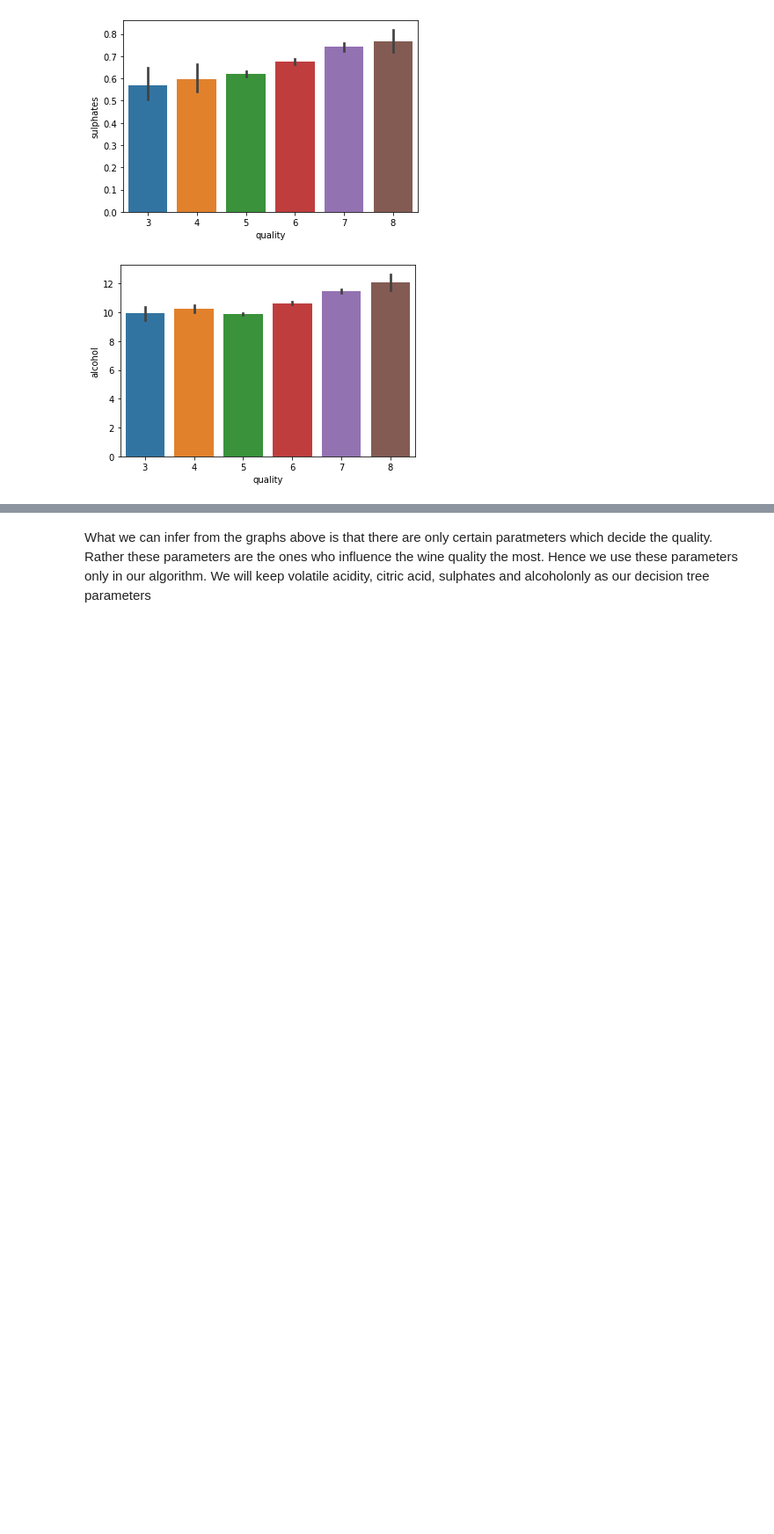
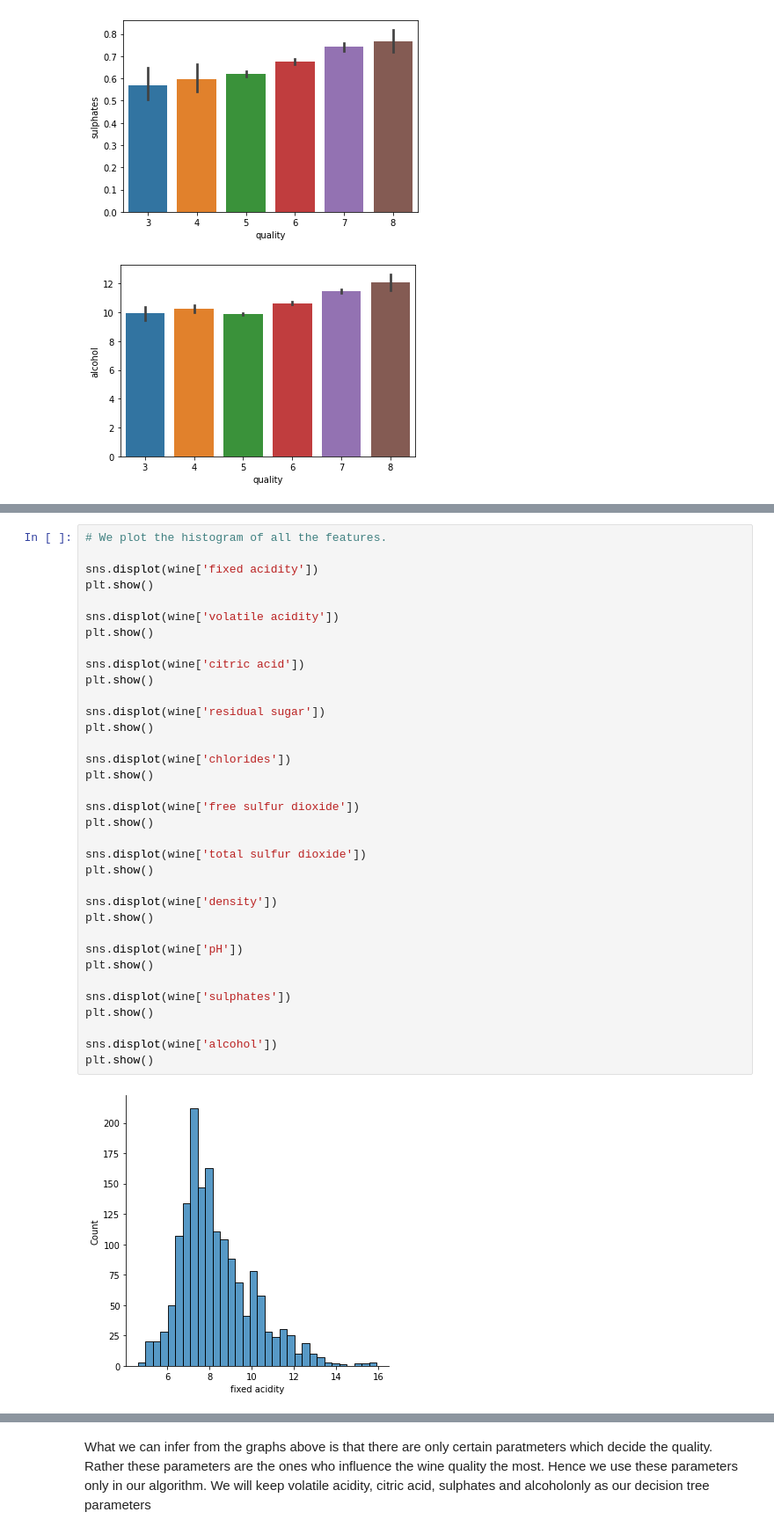
Before and after one commit to m607stars/Machine-Learning-Algorithms, a Jupyter notebook: Decision_trees.ipynb, the cells around one changed output, grey strips where cells are left out. Shown at 88% size. Drawn from its saved outputs; the diff is of its cells as text; blank space fills up the shorter version.

```diff
--- a/Decision_trees.ipynb
+++ b/Decision_trees.ipynb
@@ -77,0 +180,37 @@ plt.show()
+# %%
+# We plot the histogram of all the features.
+
+sns.displot(wine['fixed acidity'])
+plt.show()
+
+sns.displot(wine['volatile acidity'])
+plt.show()
+
+sns.displot(wine['citric acid'])
+plt.show()
+
+sns.displot(wine['residual sugar'])
+plt.show()
+
+sns.displot(wine['chlorides'])
+plt.show()
+
+sns.displot(wine['free sulfur dioxide'])
+plt.show()
+
+sns.displot(wine['total sulfur dioxide'])
+plt.show()
+
+sns.displot(wine['density'])
+plt.show()
+
+sns.displot(wine['pH'])
+plt.show()
+
+sns.displot(wine['sulphates'])
+plt.show()
+
+sns.displot(wine['alcohol'])
+plt.show()
+# %% [output]
+[figure, added]
```
Also changed, not shown: parts of 26 cells of this notebook.
